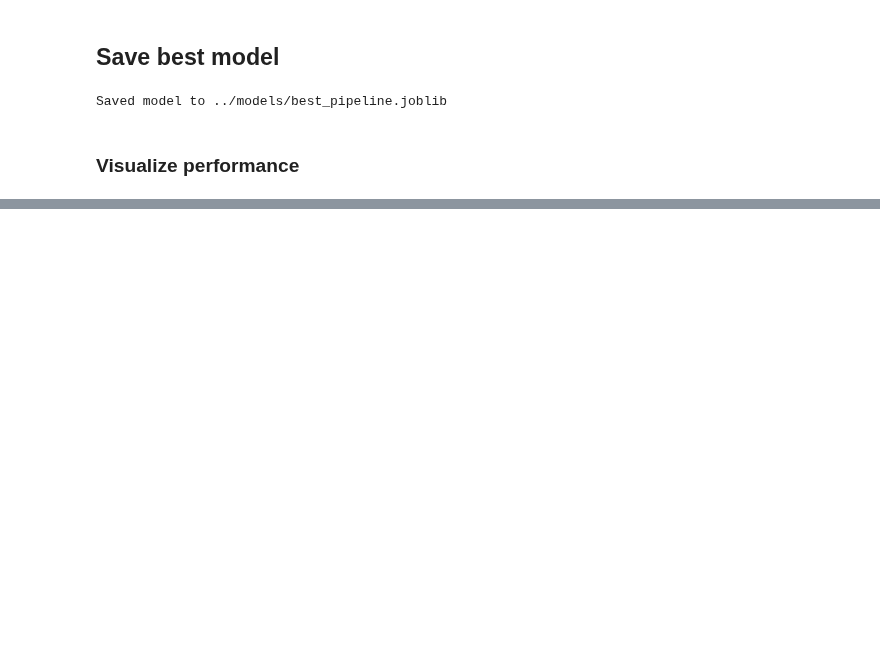
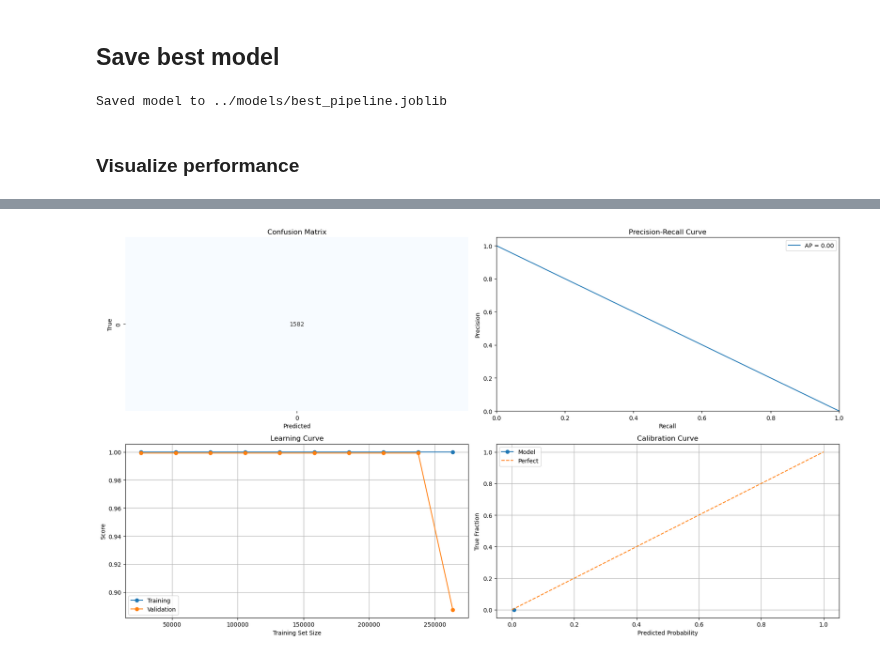
Before and after one commit to KaroGil/master_plug_prediction, a Jupyter notebook: notebooks/modeling.ipynb, the cells around one changed output, grey strips where cells are left out. Drawn from its saved outputs; the diff is of its cells as text; code cells hidden in the pictures; blank space fills up the shorter version.

```diff
--- a/notebooks/modeling.ipynb
+++ b/notebooks/modeling.ipynb
@@ -179,0 +203,7 @@ dv.calibration_curve(y_test, y_pred_proba)
+# %%
+train_sizes, train_scores, val_scores = dm.get_learning_curve_data(best_model, X_train, y_train)
+y_pred_proba = dv.get_y_scores(best_model, X_test)
+
+dv.plot_all(best_model, X_test, y_test, train_sizes, train_scores, val_scores)
+# %% [output]
+[figure, added]
```
Also changed, not shown: parts of 11 cells of this notebook, 5 other files.
